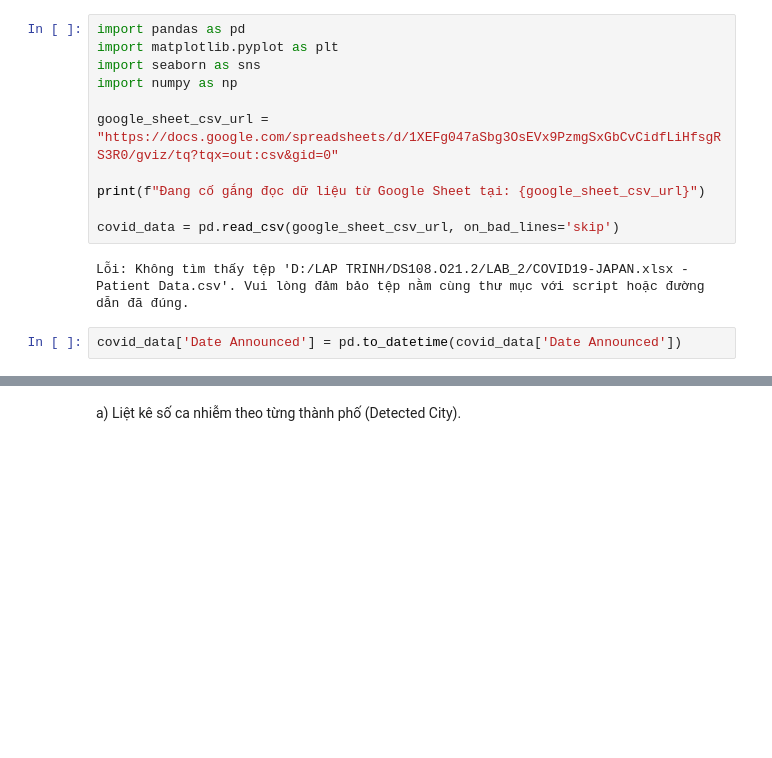
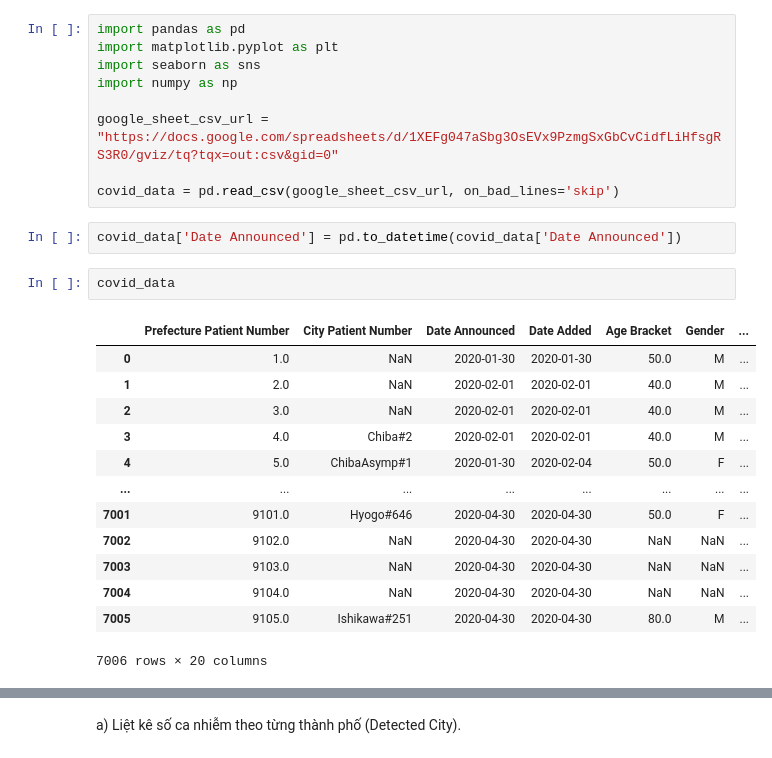
Before and after one commit to thythybui/DS108.O21.2, a Jupyter notebook: LAB_2/baitap3.ipynb, the cells around one changed output, grey strips where cells are left out. Drawn from its saved outputs; the diff is of its cells as text; blank space fills up the shorter version.

```diff
--- a/LAB_2/baitap3.ipynb
+++ b/LAB_2/baitap3.ipynb
@@ -6,10 +6,22 @@ import numpy as np
 
 google_sheet_csv_url = "https://docs.google.com/spreadsheets/d/1XEFg047aSbg3OsEVx9PzmgSxGbCvCidfLiHfsgRS3R0/gviz/tq?tqx=out:csv&gid=0"
 
-print(f"Đang cố gắng đọc dữ liệu từ Google Sheet tại: {google_sheet_csv_url}")
-
 covid_data = pd.read_csv(google_sheet_csv_url, on_bad_lines='skip')
-# %% [output]
-Lỗi: Không tìm thấy tệp 'D:/LAP TRINH/DS108.O21.2/LAB_2/COVID19-JAPAN.xlsx - Patient Data.csv'. Vui lòng đảm bảo tệp nằm cùng thư mục với script hoặc đường dẫn đã đúng.
 # %%
 covid_data['Date Announced'] = pd.to_datetime(covid_data['Date Announced'])
+# %%
+covid_data
+# %% [output]
+|  | Prefecture Patient Number | City Patient Number | Date Announced | Date Added | Age Bracket | Gender | ... |
+| 0 | 1.0 | NaN | 2020-01-30 | 2020-01-30 | 50.0 | M | ... |
+| 1 | 2.0 | NaN | 2020-02-01 | 2020-02-01 | 40.0 | M | ... |
+| 2 | 3.0 | NaN | 2020-02-01 | 2020-02-01 | 40.0 | M | ... |
+| 3 | 4.0 | Chiba#2 | 2020-02-01 | 2020-02-01 | 40.0 | M | ... |
+| 4 | 5.0 | ChibaAsymp#1 | 2020-01-30 | 2020-02-04 | 50.0 | F | ... |
+| ... | ... | ... | ... | ... | ... | ... | ... |
+| 7001 | 9101.0 | Hyogo#646 | 2020-04-30 | 2020-04-30 | 50.0 | F | ... |
+| 7002 | 9102.0 | NaN | 2020-04-30 | 2020-04-30 | NaN | NaN | ... |
+| 7003 | 9103.0 | NaN | 2020-04-30 | 2020-04-30 | NaN | NaN | ... |
+| 7004 | 9104.0 | NaN | 2020-04-30 | 2020-04-30 | NaN | NaN | ... |
+| 7005 | 9105.0 | Ishikawa#251 | 2020-04-30 | 2020-04-30 | 80.0 | M | ... |
+7006 rows × 20 columns
```
Also changed, not shown: parts of 9 cells of this notebook, 1 other file.
